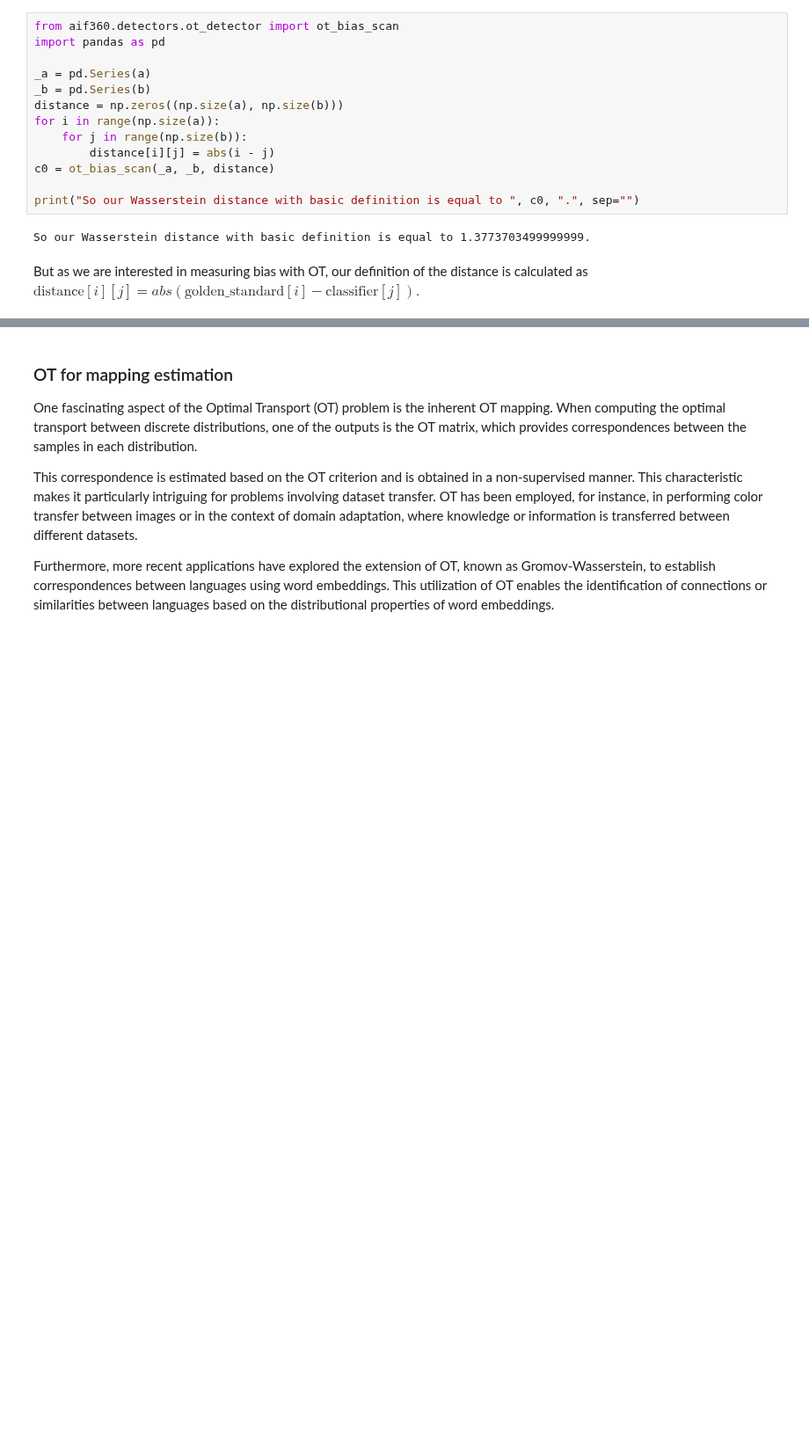
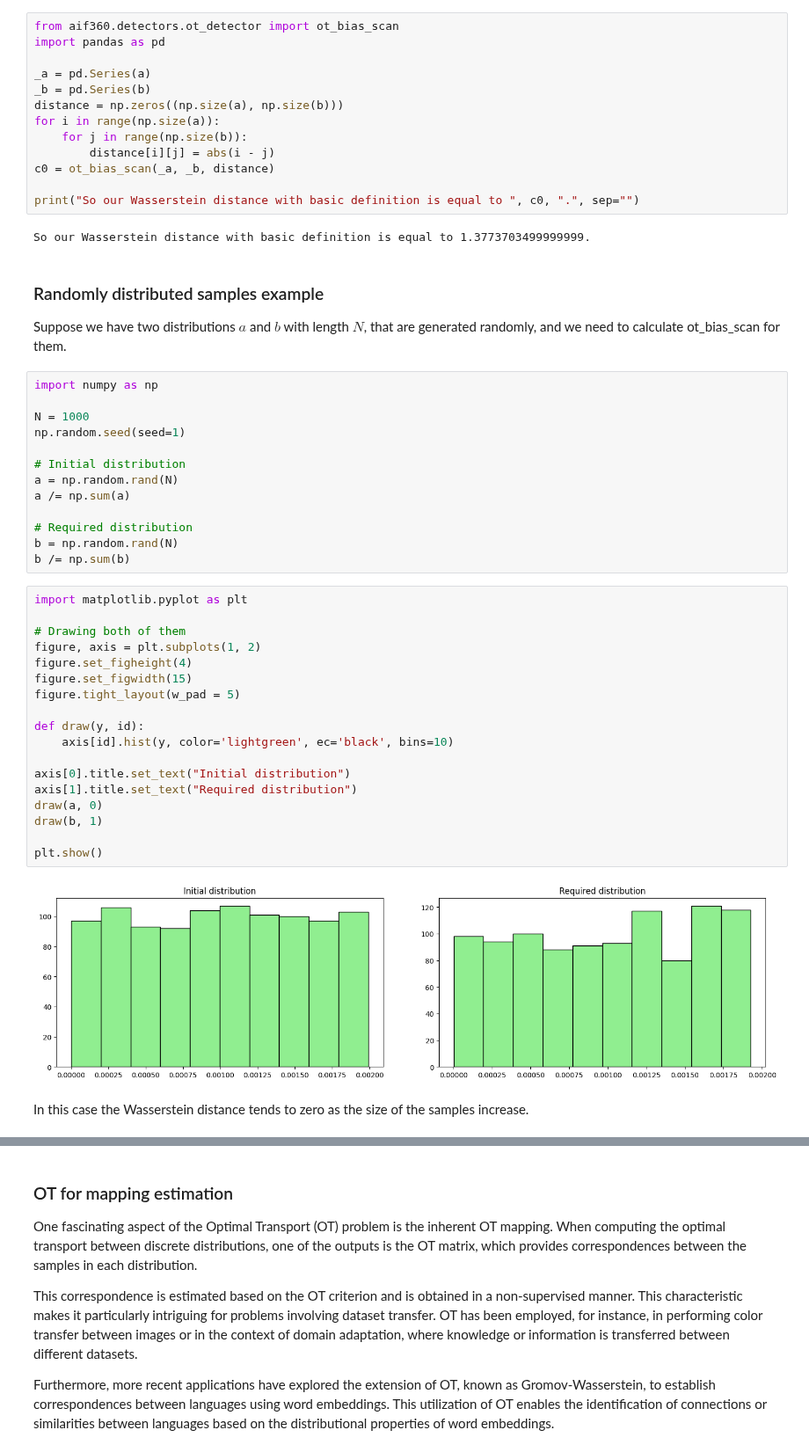
Before and after one commit to Trusted-AI/AIF360, a Jupyter notebook: examples/demo_ot_detector.ipynb, the cells around one changed output, grey strips where cells are left out. Shown at 88% size. Saved outputs shown, nothing was run; the diff lists cells and outputs as text; blank space fills up the shorter version.

```diff
--- a/examples/demo_ot_detector.ipynb
+++ b/examples/demo_ot_detector.ipynb
@@ -76,5 +78,42 @@ c0 = ot_bias_scan(_a, _b, distance)
 print("So our Wasserstein distance with basic definition is equal to ", c0, ".", sep="")
 # %% [output]
 So our Wasserstein distance with basic definition is equal to 1.3773703499999999.
-# %% [markdown]
-But as we are interested in measuring bias with OT, our definition of the distance is calculated as $\text{distance}[i][j] = abs(\text{golden\_standard}[i] - \text{classifier}[j]).$
+# %% [markdown]
+### Randomly distributed samples example
+
+Suppose we have two distributions $a$ and $b$ with length $N$, that are generated randomly, and we need to calculate ot_bias_scan for them.
+# %%
+import numpy as np
+
+N = 1000
+np.random.seed(seed=1)
+
+# Initial distribution
+a = np.random.rand(N)
+a /= np.sum(a)
+
+# Required distribution
+b = np.random.rand(N)
+b /= np.sum(b)
+# %%
+import matplotlib.pyplot as plt
+
+# Drawing both of them
+figure, axis = plt.subplots(1, 2)
+figure.set_figheight(4)
+figure.set_figwidth(15)
+figure.tight_layout(w_pad = 5)
+
+def draw(y, id):
+    axis[id].hist(y, color='lightgreen', ec='black', bins=10)
+
+axis[0].title.set_text("Initial distribution")
+axis[1].title.set_text("Required distribution")
+draw(a, 0)
+draw(b, 1)
+
+plt.show()
+# %% [output]
+[figure, added]
+# %% [markdown]
+In this case the Wasserstein distance tends to zero as the size of the samples increase.
```
Also changed, not shown: parts of 19 cells of this notebook.
